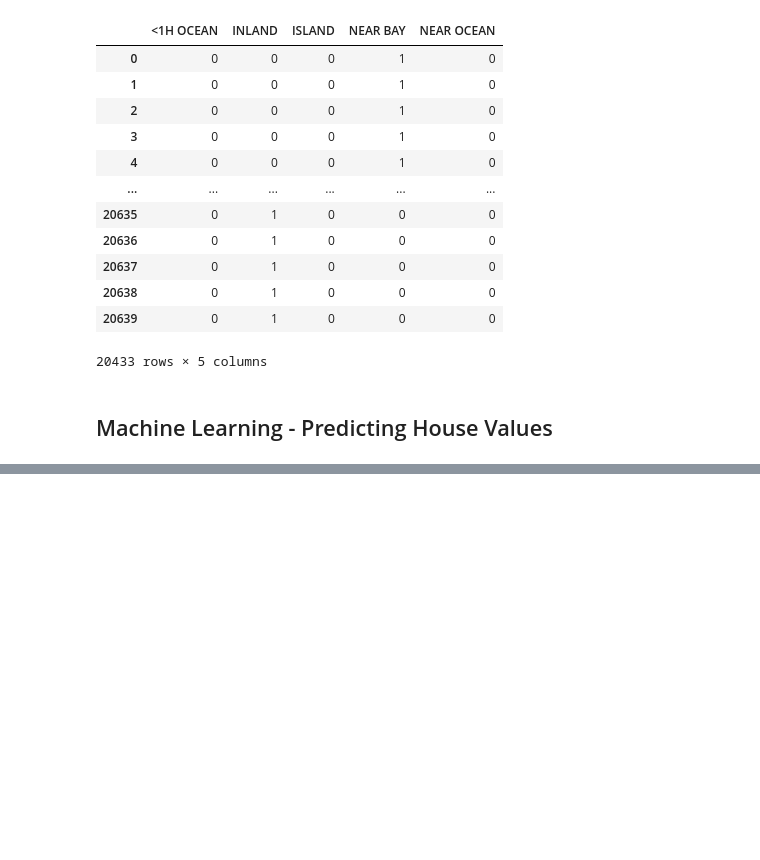
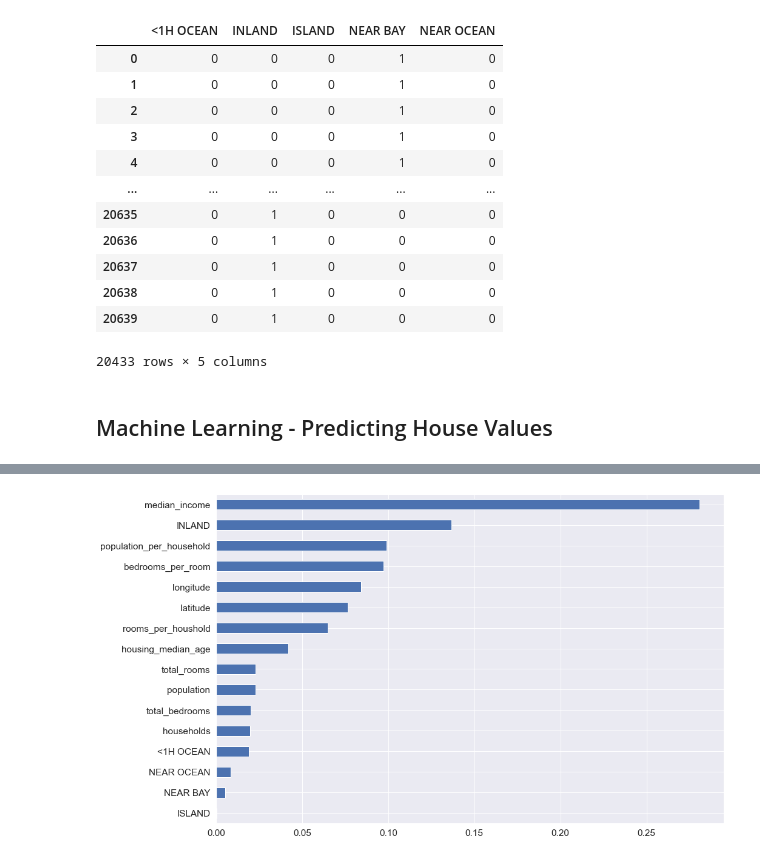
Before and after one commit to eeeds/Projects, a Jupyter notebook: 9-Data Preprocessing & Feature Engineering for Machine Learning/Project_09-DataPrep.ipynb, the cells around one changed output, grey strips where cells are left out. Saved outputs shown, nothing was run; the diff lists cells and outputs as text; code cells hidden in the pictures; blank space fills up the shorter version.

```diff
--- a/9-Data Preprocessing & Feature Engineering for Machine Learning/Project_09-DataPrep.ipynb
+++ b/9-Data Preprocessing & Feature Engineering for Machine Learning/Project_09-DataPrep.ipynb
@@ -399,0 +417,8 @@ Use pd.qcut()
+# %%
+#Drop ocean_proximity column
+X_train.drop(columns = ['ocean_proximity'], inplace = True)
+X_test.drop(columns = ['ocean_proximity'], inplace = True)
+# %%
+#Finally we have y as:
+y_train = label.loc[X_train.index]
+y_test = label.loc[X_test.index]
@@ -399,0 +427,6 @@ Use pd.qcut()
+# %%
+#Because we have non linear relationship between the features, we will use random forest.
+from sklearn.ensemble import RandomForestRegressor
+forest_reg = RandomForestRegressor(random_state = 42, n_estimators=500, max_features='sqrt', max_depth = 75, min_samples_split=2)
+
+forest_reg.fit(X_train, y_train)
@@ -399,0 +517,2 @@ Use pd.qcut()
+# %%
+feature_imp = pd.Series(data = forest_reg.feature_importances_, index = X_train.columns).sort_values(ascending = False)
@@ -399,0 +539,5 @@ Use pd.qcut()
+# %%
+feature_imp.sort_values().plot.barh(figsize = (15,10))
+plt.show()
+# %% [output]
+[figure, added]
```
Also changed, not shown: parts of 23 cells of this notebook.
